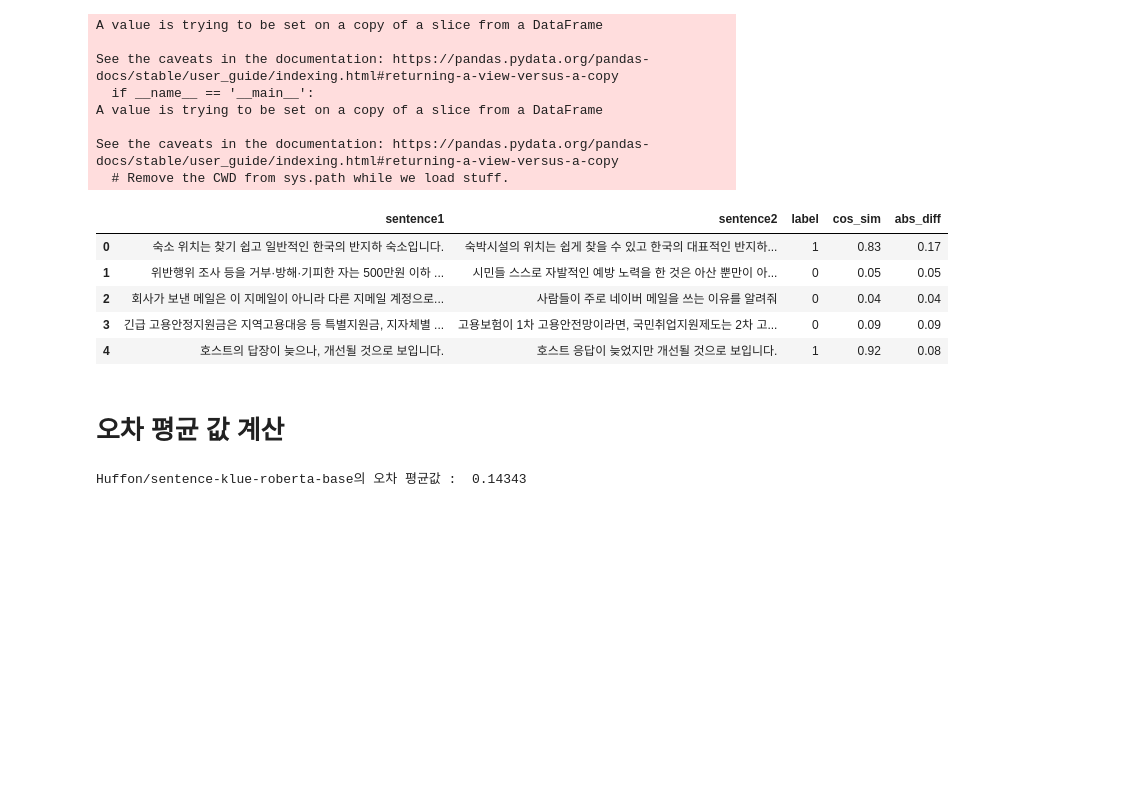
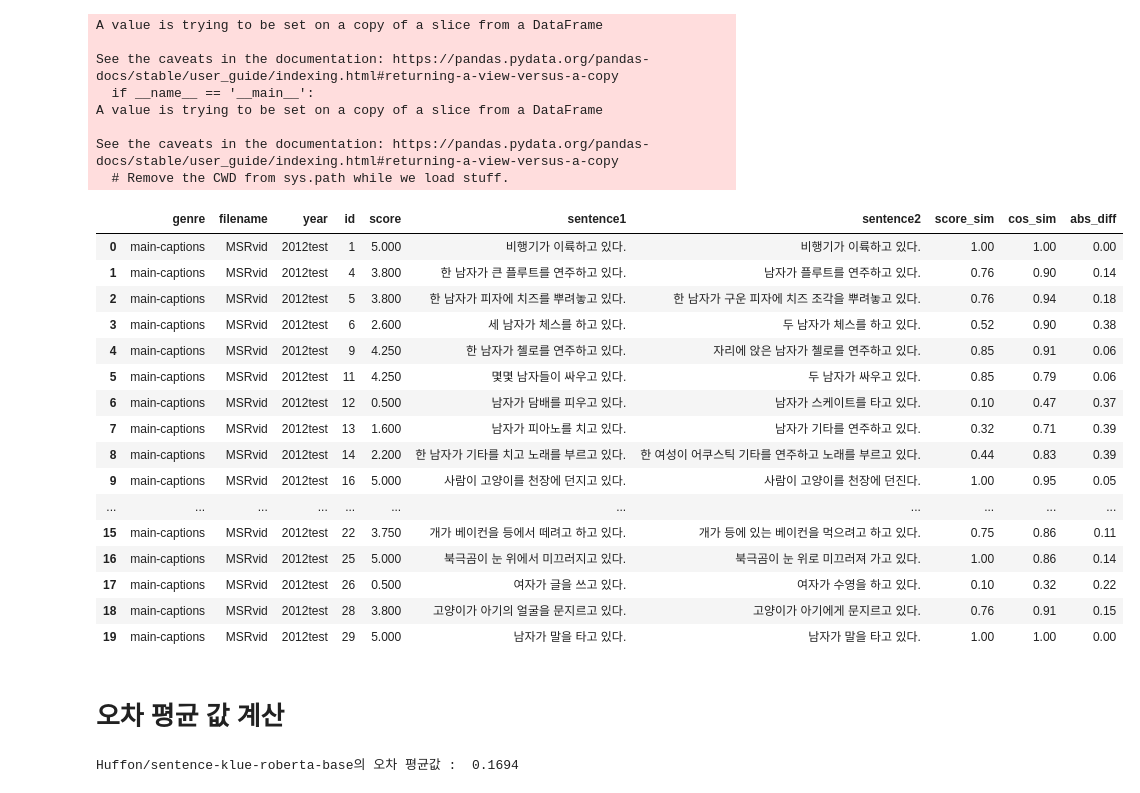
Before and after one commit to cateto/python4NLP, a Jupyter notebook: cohesion_test/[Huffon_sentence_klue_roberta_base]sentence_transformer_ipynb의_사본.ipynb, the cells around one changed output. Saved outputs shown, nothing was run; the diff lists cells and outputs as text; code cells hidden in the pictures; blank space fills up the shorter version.

```diff
--- a/cohesion_test/[Huffon_sentence_klue_roberta_base]sentence_transformer_ipynb의_사본.ipynb
+++ b/cohesion_test/[Huffon_sentence_klue_roberta_base]sentence_transformer_ipynb의_사본.ipynb
@@ -60,0 +48,2 @@ train_df = pd.DataFrame(train_samples)
+# %%
+datasets = pd.read_csv('korsts/sts-train.tsv', sep='\t', error_bad_lines=False)
@@ -60,0 +61,5 @@ train_df = pd.DataFrame(train_samples)
+# %%
+datasets['score_sim'] = -1
+datasets['score_sim'] = round(datasets['score']/5, 2)
+# %%
+train_df = datasets
@@ -103,7 +108,7 @@ for i, row in train_df[:1000].iterrows():
   cos_score = abs(util.pytorch_cos_sim(emb1, emb2)[0])
 
   train_df['cos_sim'][i] = round(cos_score.item(), 2)
-  train_df['abs_diff'][i] = abs(row['label'] - round(cos_score.item(), 2))
+  train_df['abs_diff'][i] = abs(row['score_sim'] - round(cos_score.item(), 2))
 # %% [output]
 A value is trying to be set on a copy of a slice from a DataFrame
 
@@ -114,18 +119,29 @@ A value is trying to be set on a copy of a slice from a DataFrame
 See the caveats in the documentation: https://pandas.pydata.org/pandas-docs/stable/user_guide/indexing.html#returning-a-view-versus-a-copy
   # Remove the CWD from sys.path while we load stuff.
 # %%
-train_df.head()
+train_df[:20]
 # %% [output]
-|  | sentence1 | sentence2 | label | cos_sim | abs_diff |
-| 0 | 숙소 위치는 찾기 쉽고 일반적인 한국의 반지하 숙소입니다. | 숙박시설의 위치는 쉽게 찾을 수 있고 한국의 대표적인 반지하... | 1 | 0.83 | 0.17 |
-| 1 | 위반행위 조사 등을 거부·방해·기피한 자는 500만원 이하 ... | 시민들 스스로 자발적인 예방 노력을 한 것은 아산 뿐만이 아... | 0 | 0.05 | 0.05 |
-| 2 | 회사가 보낸 메일은 이 지메일이 아니라 다른 지메일 계정으로... | 사람들이 주로 네이버 메일을 쓰는 이유를 알려줘 | 0 | 0.04 | 0.04 |
-| 3 | 긴급 고용안정지원금은 지역고용대응 등 특별지원금, 지자체별 ... | 고용보험이 1차 고용안전망이라면, 국민취업지원제도는 2차 고... | 0 | 0.09 | 0.09 |
-| 4 | 호스트의 답장이 늦으나, 개선될 것으로 보입니다. | 호스트 응답이 늦었지만 개선될 것으로 보입니다. | 1 | 0.92 | 0.08 |
+|  | genre | filename | year | id | score | sentence1 | sentence2 | score_sim | cos_sim | abs_diff |
+| 0 | main-captions | MSRvid | 2012test | 1 | 5.000 | 비행기가 이륙하고 있다. | 비행기가 이륙하고 있다. | 1.00 | 1.00 | 0.00 |
+| 1 | main-captions | MSRvid | 2012test | 4 | 3.800 | 한 남자가 큰 플루트를 연주하고 있다. | 남자가 플루트를 연주하고 있다. | 0.76 | 0.90 | 0.14 |
+| 2 | main-captions | MSRvid | 2012test | 5 | 3.800 | 한 남자가 피자에 치즈를 뿌려놓고 있다. | 한 남자가 구운 피자에 치즈 조각을 뿌려놓고 있다. | 0.76 | 0.94 | 0.18 |
+| 3 | main-captions | MSRvid | 2012test | 6 | 2.600 | 세 남자가 체스를 하고 있다. | 두 남자가 체스를 하고 있다. | 0.52 | 0.90 | 0.38 |
+| 4 | main-captions | MSRvid | 2012test | 9 | 4.250 | 한 남자가 첼로를 연주하고 있다. | 자리에 앉은 남자가 첼로를 연주하고 있다. | 0.85 | 0.91 | 0.06 |
+| 5 | main-captions | MSRvid | 2012test | 11 | 4.250 | 몇몇 남자들이 싸우고 있다. | 두 남자가 싸우고 있다. | 0.85 | 0.79 | 0.06 |
+| 6 | main-captions | MSRvid | 2012test | 12 | 0.500 | 남자가 담배를 피우고 있다. | 남자가 스케이트를 타고 있다. | 0.10 | 0.47 | 0.37 |
+| 7 | main-captions | MSRvid | 2012test | 13 | 1.600 | 남자가 피아노를 치고 있다. | 남자가 기타를 연주하고 있다. | 0.32 | 0.71 | 0.39 |
+| 8 | main-captions | MSRvid | 2012test | 14 | 2.200 | 한 남자가 기타를 치고 노래를 부르고 있다. | 한 여성이 어쿠스틱 기타를 연주하고 노래를 부르고 있다. | 0.44 | 0.83 | 0.39 |
+| 9 | main-captions | MSRvid | 2012test | 16 | 5.000 | 사람이 고양이를 천장에 던지고 있다. | 사람이 고양이를 천장에 던진다. | 1.00 | 0.95 | 0.05 |
+| ... | ... | ... | ... | ... | ... | ... | ... | ... | ... | ... |
+| 15 | main-captions | MSRvid | 2012test | 22 | 3.750 | 개가 베이컨을 등에서 떼려고 하고 있다. | 개가 등에 있는 베이컨을 먹으려고 하고 있다. | 0.75 | 0.86 | 0.11 |
+| 16 | main-captions | MSRvid | 2012test | 25 | 5.000 | 북극곰이 눈 위에서 미끄러지고 있다. | 북극곰이 눈 위로 미끄러져 가고 있다. | 1.00 | 0.86 | 0.14 |
+| 17 | main-captions | MSRvid | 2012test | 26 | 0.500 | 여자가 글을 쓰고 있다. | 여자가 수영을 하고 있다. | 0.10 | 0.32 | 0.22 |
+| 18 | main-captions | MSRvid | 2012test | 28 | 3.800 | 고양이가 아기의 얼굴을 문지르고 있다. | 고양이가 아기에게 문지르고 있다. | 0.76 | 0.91 | 0.15 |
+| 19 | main-captions | MSRvid | 2012test | 29 | 5.000 | 남자가 말을 타고 있다. | 남자가 말을 타고 있다. | 1.00 | 1.00 | 0.00 |
 # %% [markdown]
 # 오차 평균 값 계산
 # %%
 diff_total = train_df['abs_diff'][:1000].sum()
 print(f'{model_name}의 오차 평균값 : ',diff_total/1000)
 # %% [output]
-Huffon/sentence-klue-roberta-base의 오차 평균값 :  0.14343
+Huffon/sentence-klue-roberta-base의 오차 평균값 :  0.1694
```
Also changed, not shown: parts of 14 cells of this notebook.
